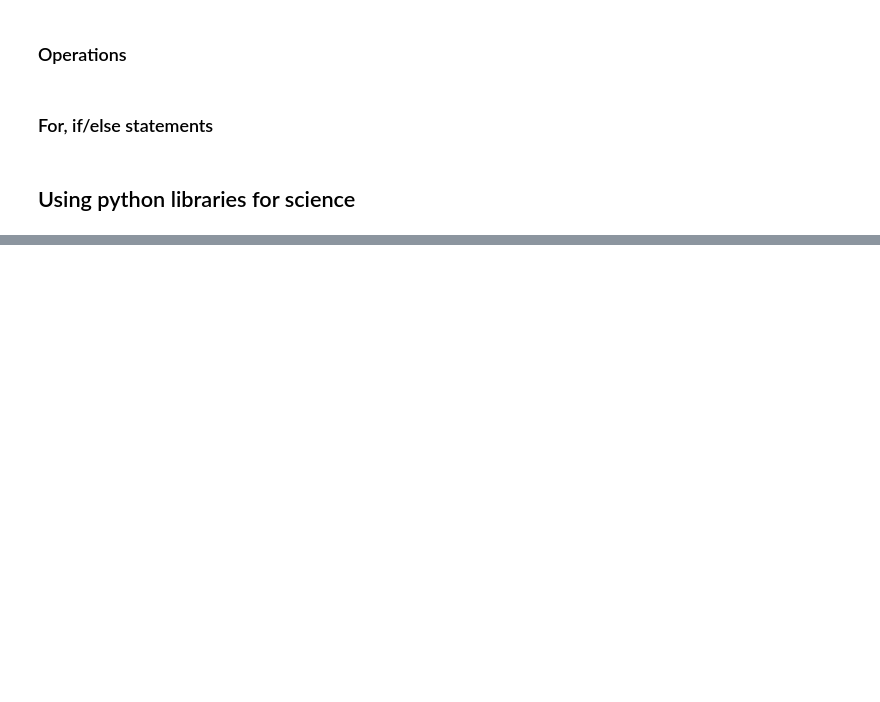
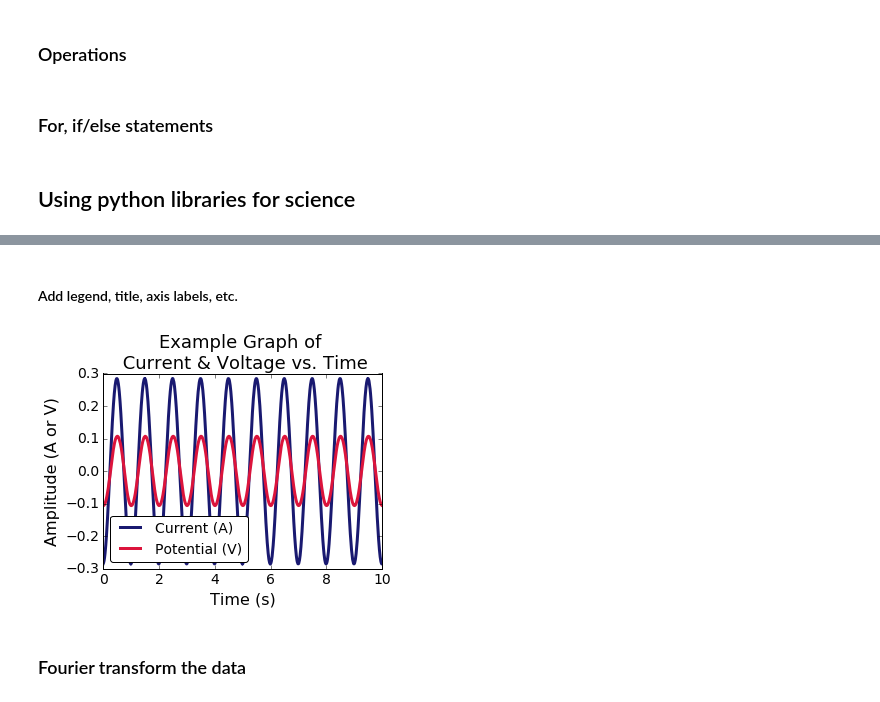
Before and after one commit to mdmurbach/ECSatUW-python-tutorial, a Jupyter notebook: ECS@UW - Python Tutorial.ipynb, the cells around one changed output, grey strips where cells are left out. Saved outputs shown, nothing was run; the diff lists cells and outputs as text; code cells hidden in the pictures; blank space fills up the shorter version.

Commit message:
Add example

```diff
--- a/ECS@UW - Python Tutorial.ipynb
+++ b/ECS@UW - Python Tutorial.ipynb
@@ -31,0 +75,31 @@
+# %% [markdown]
+#### Add legend, title, axis labels, etc.
+# %%
+# initialize a figure (this helps with sizing of the plot as well as saving the result)
+fig = plt.figure(1, figsize=(5,3.5))
+
+# plot as before, but with optional formatting kwargs
+plt.plot(data['time(s)'], data['current(A)'], linewidth=3, color='midnightblue', label = 'Current (A)')
+plt.plot(data['time(s)'], data['potential(V)'], linewidth=3, color='crimson', label = 'Potential (V)')
+
+# add axes labels
+plt.xlabel('Time (s)', fontsize=16)
+plt.ylabel('Amplitude (A or V)', fontsize=16)
+
+# change size of axes numbers
+plt.tick_params(axis='both', which='major', labelsize=14)
+
+# add legend
+plt.legend(loc='lower left', fontsize=14, fancybox=True)
+
+# add title
+plt.title('Example Graph of \n Current & Voltage vs. Time', fontsize=18)
+
+plt.show()
+
+# save figure
+fig.savefig('./example-figure.png', bbox_inches='tight', )
+# %% [output]
+[figure, added]
+# %% [markdown]
+### Fourier transform the data
```
Also changed, not shown: parts of 11 cells of this notebook, 2 other files.
